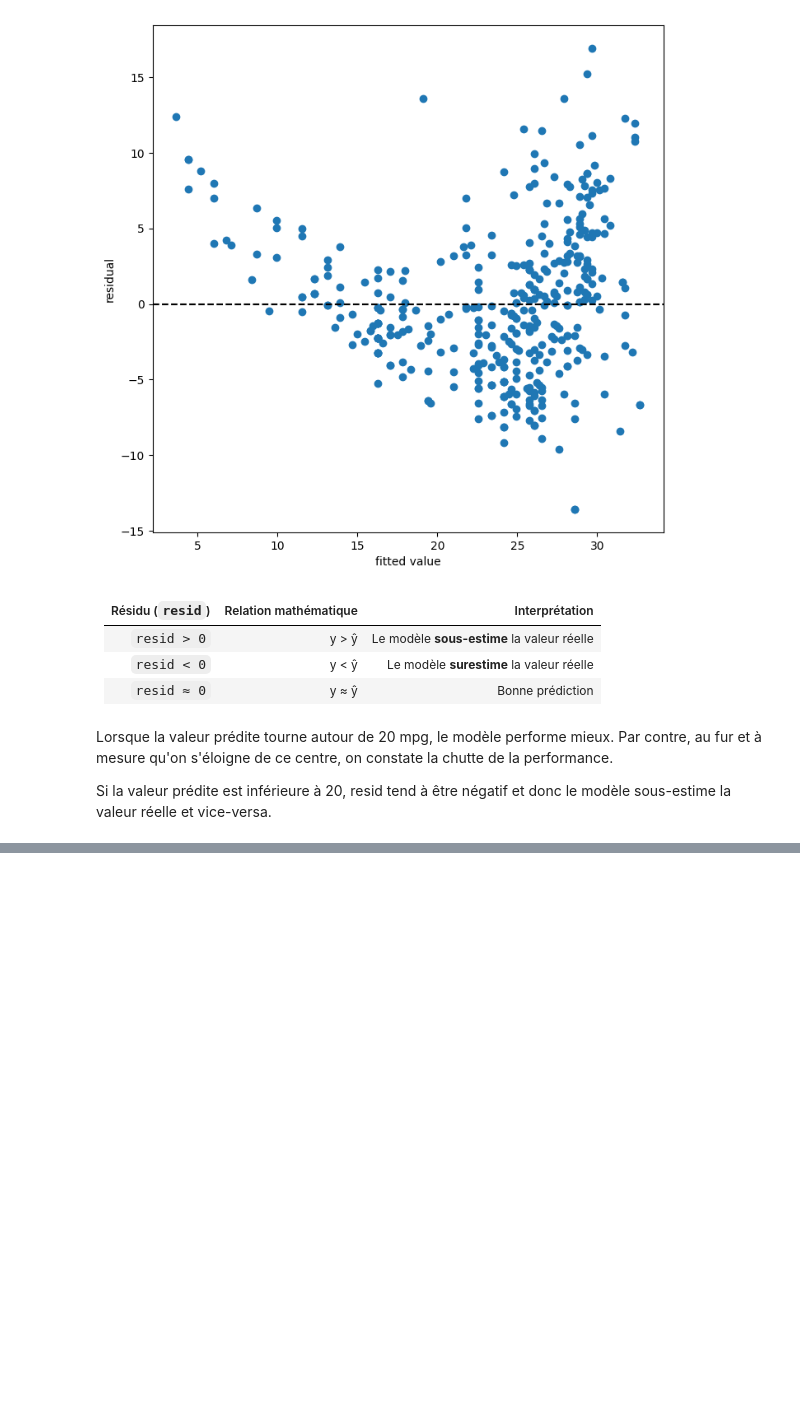
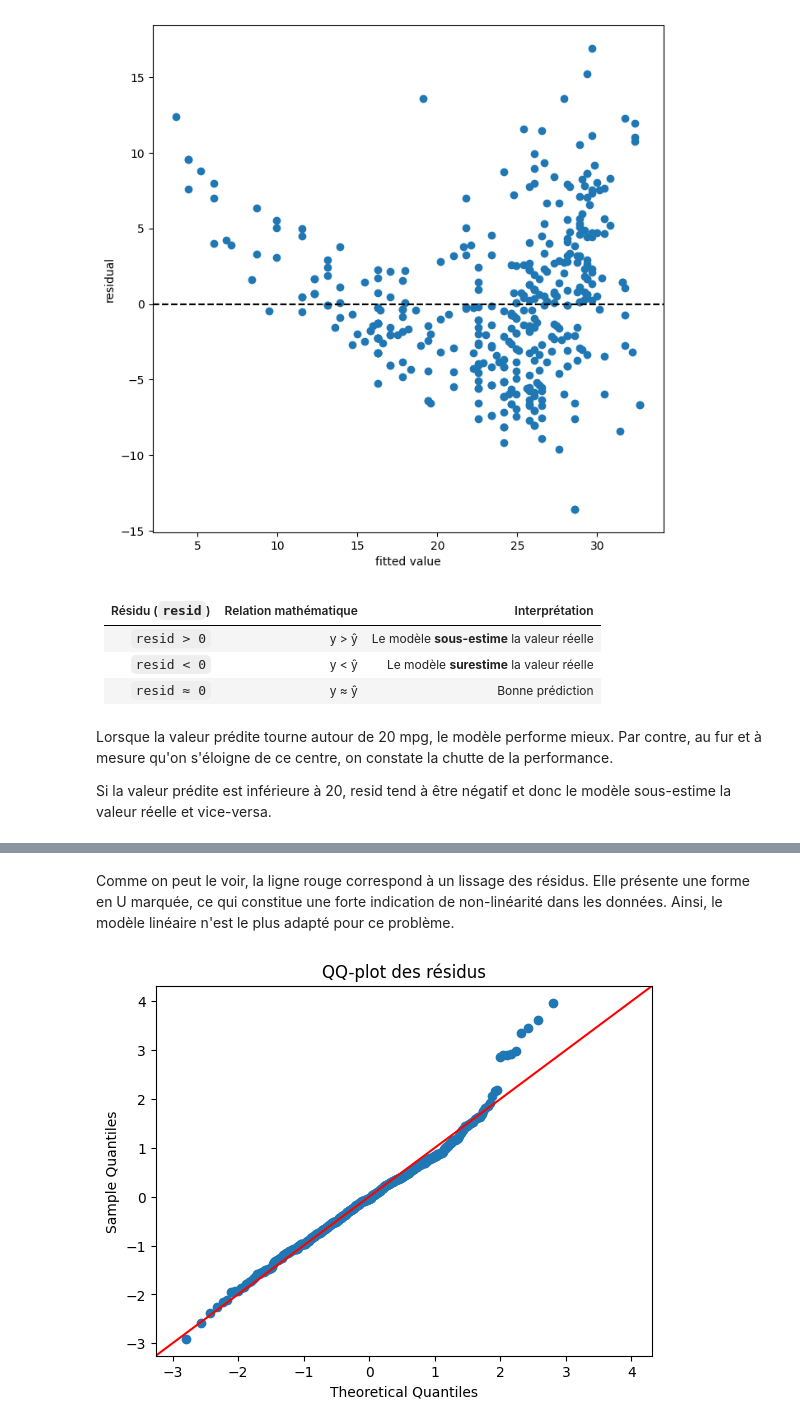
Before and after one commit to MitaDataAI/Statistical-learning, a Jupyter notebook: Applied_Linear_Regression.ipynb, the cells around one changed output, grey strips where cells are left out. Cells and saved outputs as stored; diff of their text form; code cells hidden in the pictures; blank space fills up the shorter version.

```diff
--- a/Applied_Linear_Regression.ipynb
+++ b/Applied_Linear_Regression.ipynb
@@ -132,0 +227,13 @@ Si la valeur prédite est inférieure à 20, resid tend à être négatif et don
+# %% [markdown]
+Comme on peut le voir, la ligne rouge correspond à un lissage des résidus. Elle présente une forme en U marquée, ce qui constitue une forte indication de non-linéarité dans les données. Ainsi, le modèle linéaire n'est le plus adapté pour ce problème.
+# %%
+fig = sm.qqplot(
+    result.resid,
+    line='45',
+    fit=True
+)
+
+plt.title("QQ-plot des résidus")
+plt.show()
+# %% [output]
+[figure, added]
```
Also changed, not shown: parts of 24 cells of this notebook.
